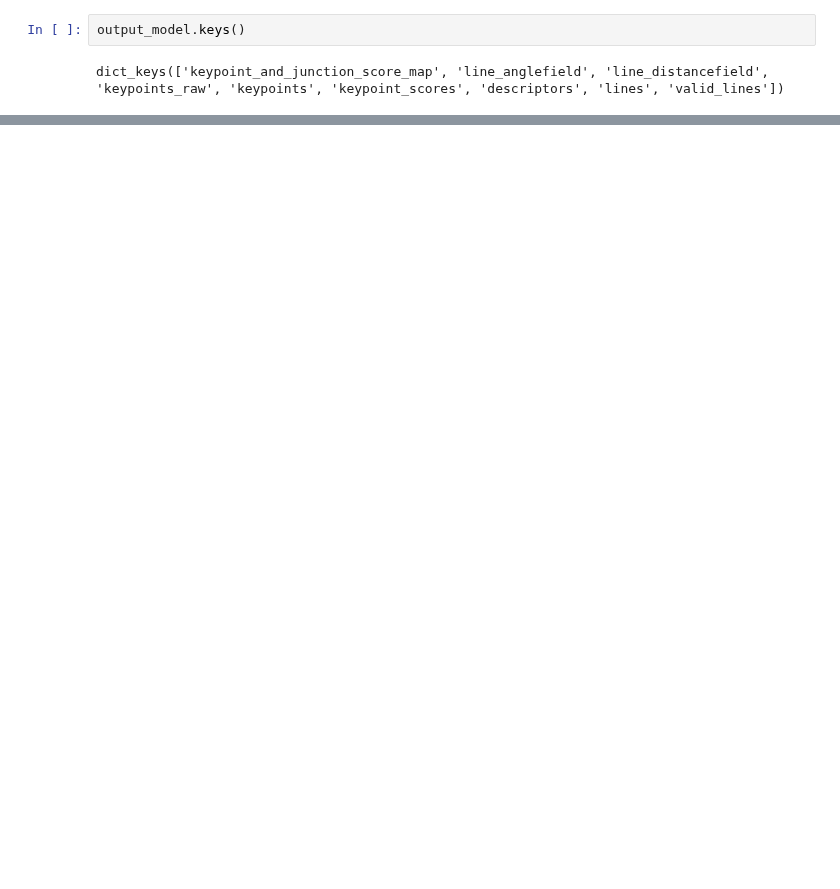
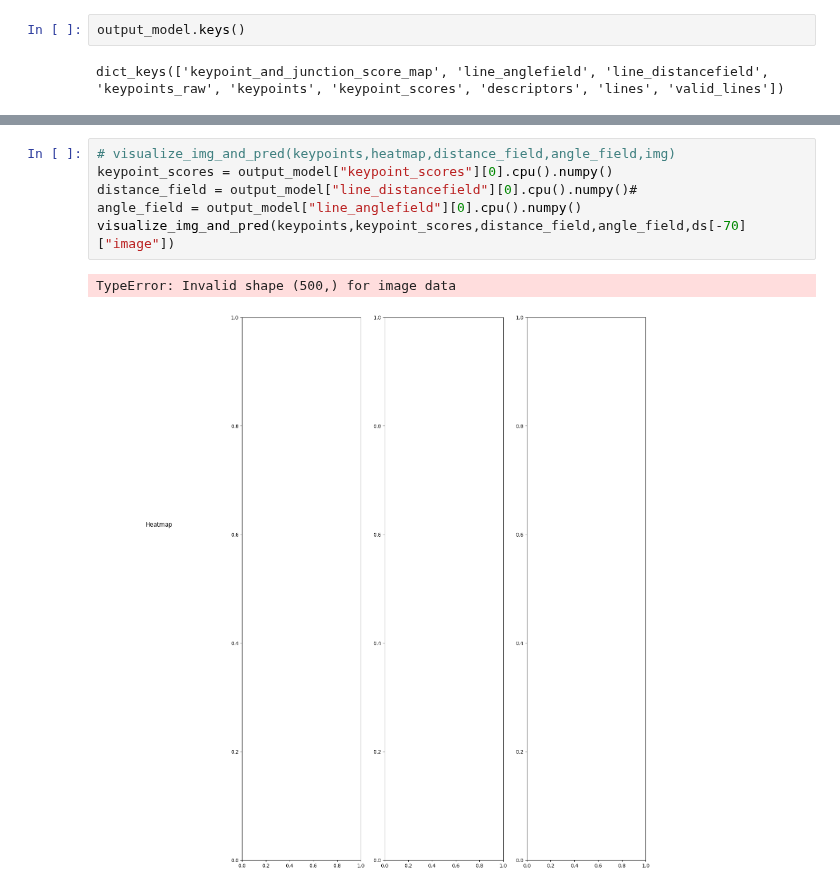
Before and after one commit to cvg/glue-factory, a Jupyter notebook: notebooks/refine_line_detection.ipynb, the cells around one changed output, grey strips where cells are left out. Saved outputs shown, nothing was run; the diff lists cells and outputs as text; blank space fills up the shorter version.

```diff
--- a/notebooks/refine_line_detection.ipynb
+++ b/notebooks/refine_line_detection.ipynb
@@ -282,0 +270,9 @@ plt.imshow(ds[-3]["image"].permute(1, 2, 0))
+# %%
+# visualize_img_and_pred(keypoints,heatmap,distance_field,angle_field,img)
+keypoint_scores = output_model["keypoint_scores"][0].cpu().numpy()
+distance_field = output_model["line_distancefield"][0].cpu().numpy()#
+angle_field = output_model["line_anglefield"][0].cpu().numpy()
+visualize_img_and_pred(keypoints,keypoint_scores,distance_field,angle_field,ds[-70]["image"])
+# %% [output]
+TypeError: Invalid shape (500,) for image data
+[figure, added]
```
Also changed, not shown: parts of 7 cells of this notebook, 2 other files.
